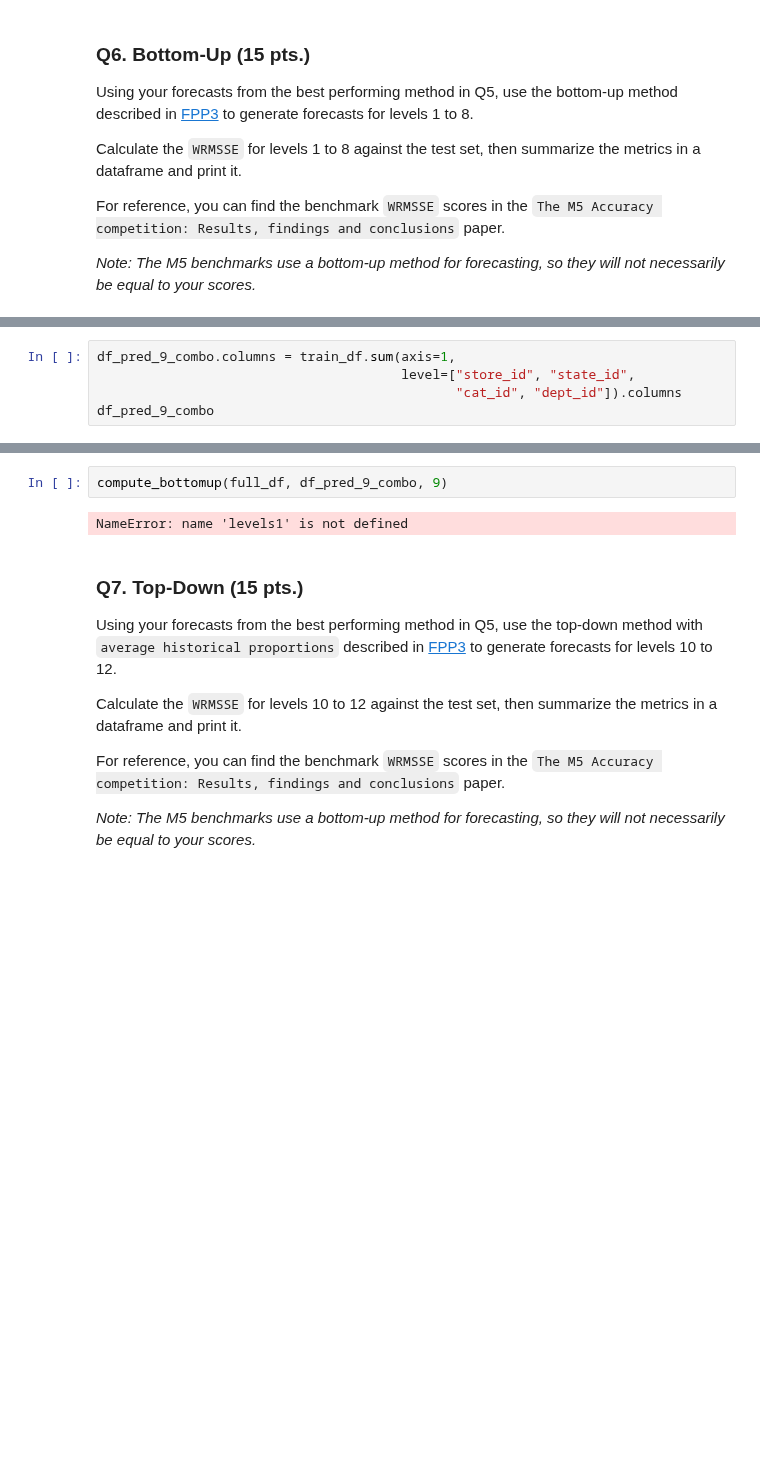
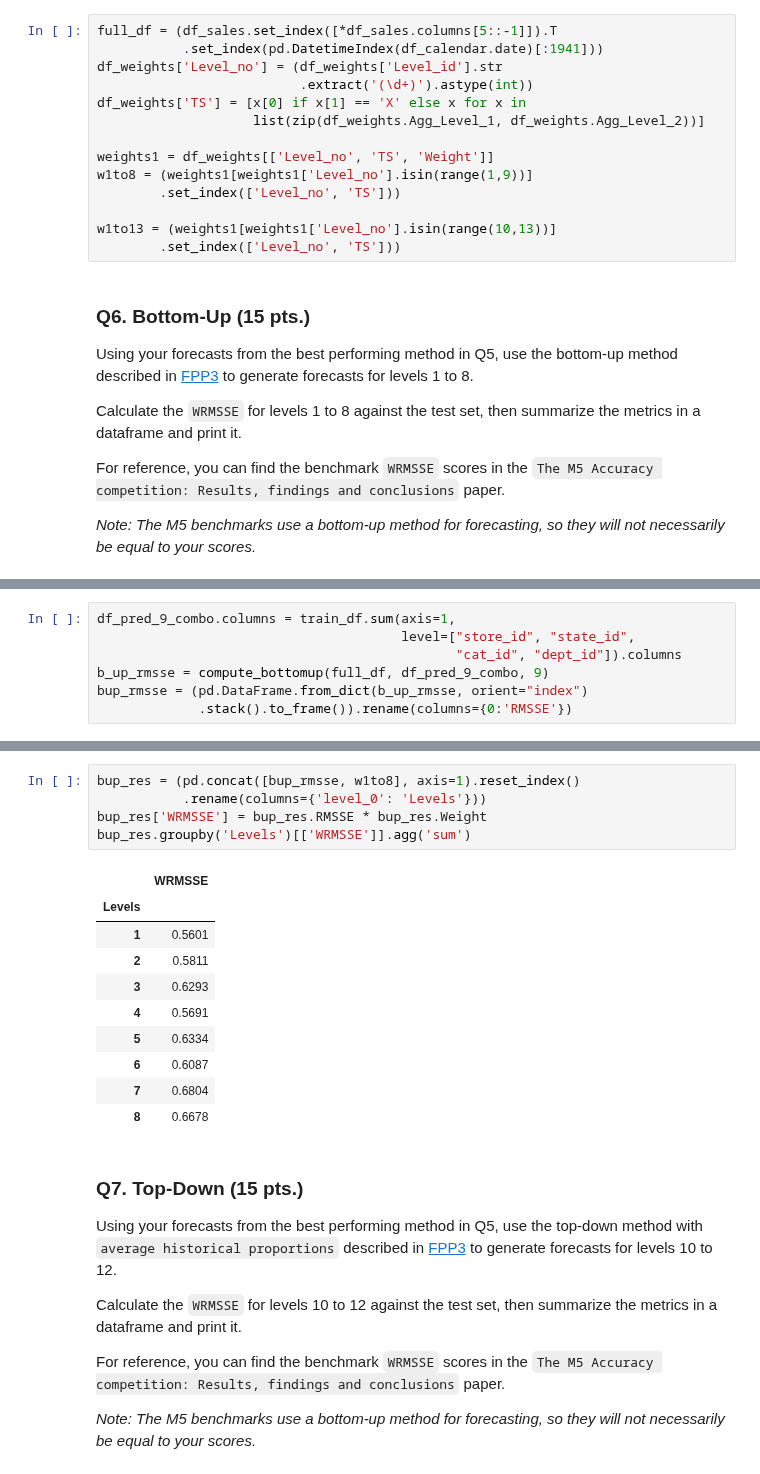
Before and after one commit to adrianemikko/tsa2021-m5, a Jupyter notebook: The Final Project 1.ipynb, the cells around one changed output, grey strips where cells are left out. Cells and saved outputs as stored; diff of their text form; blank space fills up the shorter version.

Commit message:
w/ final bottom_up answers

```diff
--- a/The Final Project 1.ipynb
+++ b/The Final Project 1.ipynb
@@ -305,6 +305,20 @@ dtype: float64
 ---
 
 ## Part 4. Middle-Out Method (30 pts.)
+# %%
+full_df = (df_sales.set_index([*df_sales.columns[5::-1]]).T
+           .set_index(pd.DatetimeIndex(df_calendar.date)[:1941]))
+df_weights['Level_no'] = (df_weights['Level_id'].str
+                          .extract('(\d+)').astype(int))
+df_weights['TS'] = [x[0] if x[1] == 'X' else x for x in
+                    list(zip(df_weights.Agg_Level_1, df_weights.Agg_Level_2))]
+
+weights1 = df_weights[['Level_no', 'TS', 'Weight']]
+w1to8 = (weights1[weights1['Level_no'].isin(range(1,9))]
+        .set_index(['Level_no', 'TS']))
+
+w1to13 = (weights1[weights1['Level_no'].isin(range(10,13))]
+        .set_index(['Level_no', 'TS']))
 # %% [markdown]
 ### Q6. Bottom-Up (15 pts.)
 
@@ -322,4 +333,6 @@ full_df = (df_sales.set_index([*df_sales.columns[5::-1]]).T
 df_pred_9_combo.columns = train_df.sum(axis=1,
                                        level=["store_id", "state_id",
                                               "cat_id", "dept_id"]).columns
-df_pred_9_combo
+b_up_rmsse = compute_bottomup(full_df, df_pred_9_combo, 9)
+bup_rmsse = (pd.DataFrame.from_dict(b_up_rmsse, orient="index")
+             .stack().to_frame()).rename(columns={0:'RMSSE'})
@@ -349,7 +339,19 @@ df_pred_9_combo
-# %%
-compute_bottomup(full_df, df_pred_9_combo, 9)
-# %% [output]
-NameError: name 'levels1' is not defined
+# %%
+bup_res = (pd.concat([bup_rmsse, w1to8], axis=1).reset_index()
+           .rename(columns={'level_0': 'Levels'}))
+bup_res['WRMSSE'] = bup_res.RMSSE * bup_res.Weight
+bup_res.groupby('Levels')[['WRMSSE']].agg('sum')
+# %% [output]
+|  | WRMSSE |
+| Levels |  |
+| 1 | 0.5601 |
+| 2 | 0.5811 |
+| 3 | 0.6293 |
+| 4 | 0.5691 |
+| 5 | 0.6334 |
+| 6 | 0.6087 |
+| 7 | 0.6804 |
+| 8 | 0.6678 |
 # %% [markdown]
 ### Q7. Top-Down  (15 pts.)
 
```
Also changed, not shown: parts of 4 cells of this notebook.
